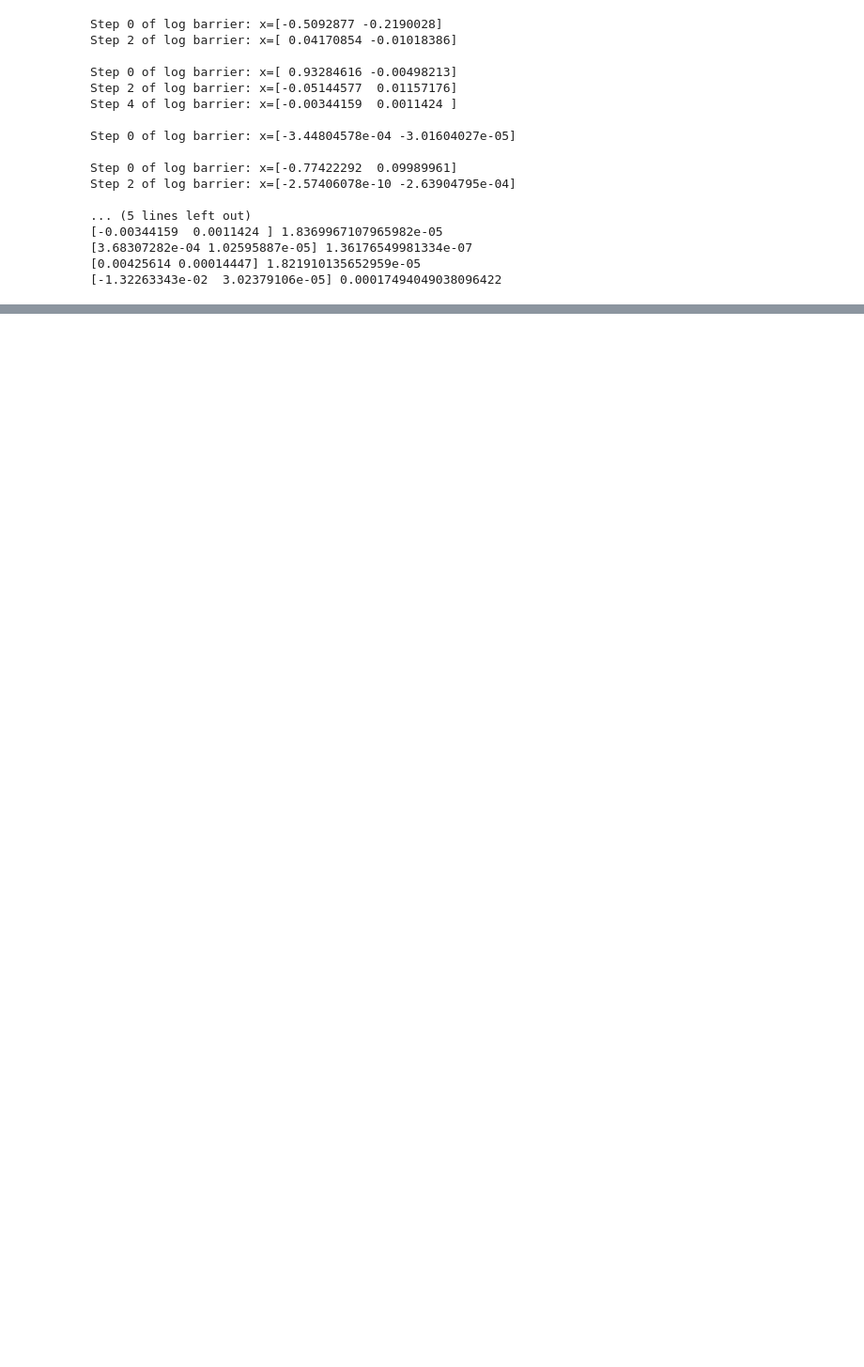
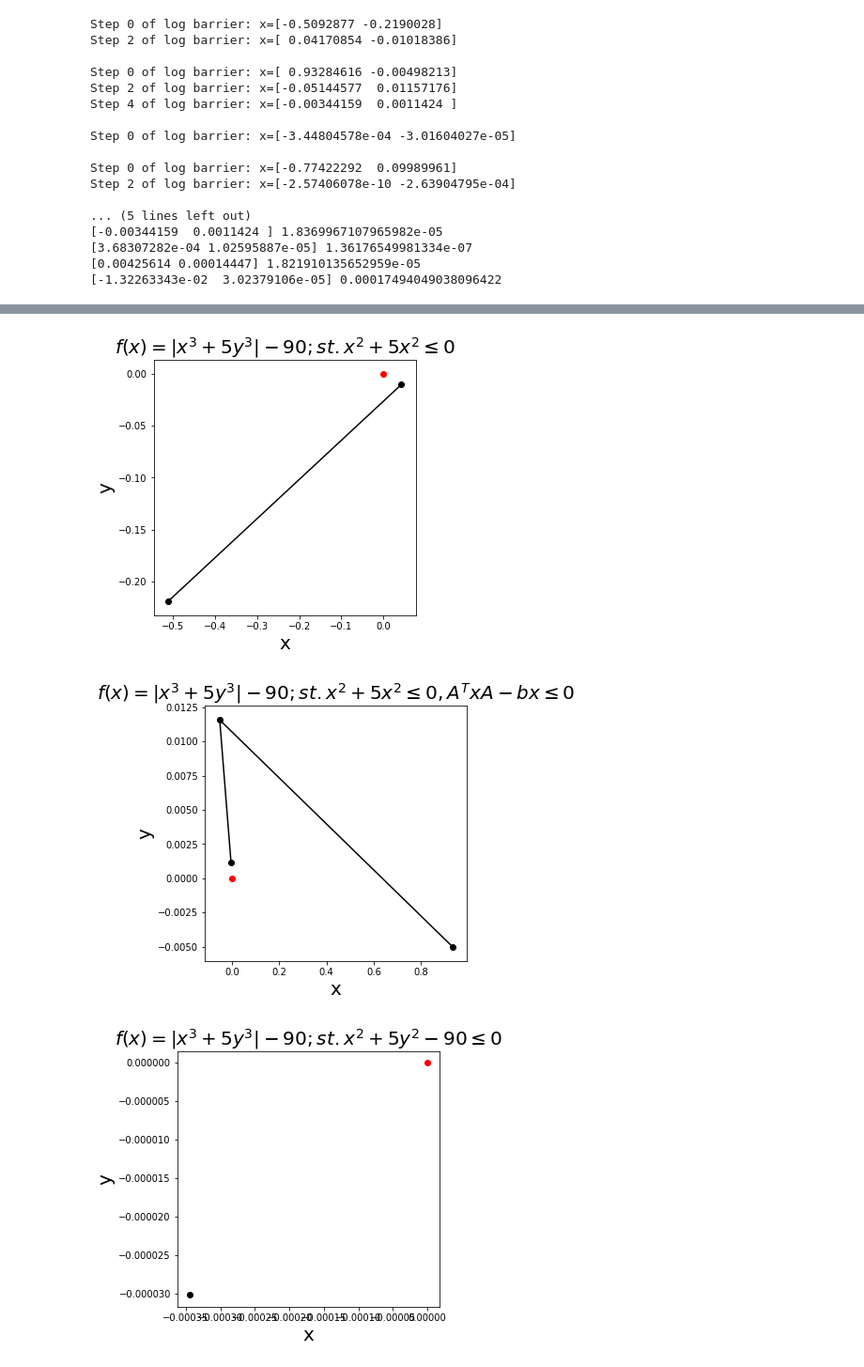
Before and after one commit to ceasminog/mathematical-optimization-, a Jupyter notebook: code/Barrier realization.ipynb, the cells around one changed output, grey strips where cells are left out. Shown at 94% size. Cells and saved outputs as stored; diff of their text form; code cells hidden in the pictures; blank space fills up the shorter version.

```diff
--- a/code/Barrier realization.ipynb
+++ b/code/Barrier realization.ipynb
@@ -241,16 +299,3 @@ Step 2 of log barrier: x=[-2.57406078e-10 -2.63904795e-04]
 [3.68307282e-04 1.02595887e-05] 1.36176549981334e-07
 [0.00425614 0.00014447] 1.821910135652959e-05
 [-1.32263343e-02  3.02379106e-05] 0.00017494049038096422
-# %%
-x1, steps1 = barrier(x0, g, df, [f], [df])
-x2, steps2 = barrier(x0, g, df, [f, f1], [df, dg])
-x3, steps3 = barrier(x0, g, df, [f_1], [df_1])
-x4, steps4 = barrier(x0, g, df, [f_2], [df_2])
-x5, steps5 = barrier(x0, g, df, [f_1, f_2], [df_1, df_2])
-
-print()
-print(x1, f(x1))
-print(x2, f(x2))
-print(x3, f(x3))
-print(x4, f(x4))
-print(x5, f(x5))
@@ -274,0 +302,51 @@ Step 4 of log barrier: x=[0.00109438 0.00159568]
+# %%
+plt.figure(figsize=(5, 5))
+
+plt.plot(np.array(steps1).T[0], np.array(steps1).T[1], color='black')
+plt.scatter(np.array(steps1).T[0], np.array(steps1).T[1], color='black')
+plt.scatter(0, 0, color='red')
+plt.xlabel(r'x', fontsize=20)
+plt.ylabel(r'y', fontsize=20)
+plt.title(r'$f(x) = |x^3 + 5 y^3| - 90; st. x^2 + 5 x^2 \leq 0$', fontsize=20)
+
+plt.figure(figsize=(5, 5))
+
+plt.plot(np.array(steps2).T[0], np.array(steps2).T[1], color='black')
+plt.scatter(np.array(steps2).T[0], np.array(steps2).T[1], color='black')
+plt.scatter(0, 0, color='red')
+plt.xlabel(r'x', fontsize=20)
+plt.ylabel(r'y', fontsize=20)
+plt.title(r'$f(x) = |x^3 + 5 y^3| - 90; st. x^2 + 5 x^2 \leq 0, A^T x A - b x \leq 0$', fontsize=20)
+
+plt.figure(figsize=(5, 5))
+
+plt.plot(np.array(steps3).T[0], np.array(steps3).T[1], color='black')
+plt.scatter(np.array(steps3).T[0], np.array(steps3).T[1], color='black')
+plt.scatter(0, 0, color='red')
+plt.xlabel(r'x', fontsize=20)
+plt.ylabel(r'y', fontsize=20)
+plt.title(r'$f(x) = |x^3 + 5 y^3| - 90; st. x^2 + 5 y^2 - 90 \leq 0$', fontsize=20)
+
+plt.figure(figsize=(5, 5))
+
+plt.plot(np.array(steps4).T[0], np.array(steps4).T[1], color='black')
+plt.scatter(np.array(steps4).T[0], np.array(steps4).T[1], color='black')
+plt.scatter(0, 0, color='red')
+plt.xlabel(r'x', fontsize=20)
+plt.ylabel(r'y', fontsize=20)
+plt.title(r'$f(x) = |x^3 + 5 y^3| - 90; st. x^2 - y \leq 0$', fontsize=20)
+
+plt.figure(figsize=(5, 5))
+
+plt.plot(np.array(steps5).T[0], np.array(steps5).T[1], color='black')
+plt.scatter(np.array(steps5).T[0], np.array(steps5).T[1], color='black')
+plt.scatter(0, 0, color='red')
+plt.xlabel(r'x', fontsize=20)
+plt.ylabel(r'y', fontsize=20)
+plt.title(r'$f(x) = |x^3 + 5 y^3| - 90; st. x^2 + 5 y^2 - 90 \leq 0, x^2 - y \leq 0$', fontsize=20)
+
+plt.show()
+# %% [output]
+[figure, added]
+[figure, added]
+[figure, added]
```
Also changed, not shown: parts of 8 cells of this notebook.
